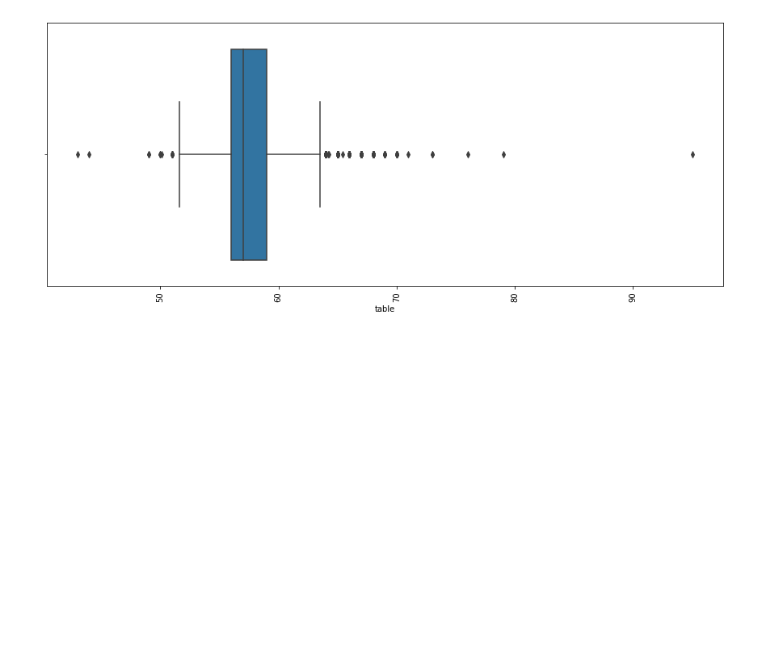
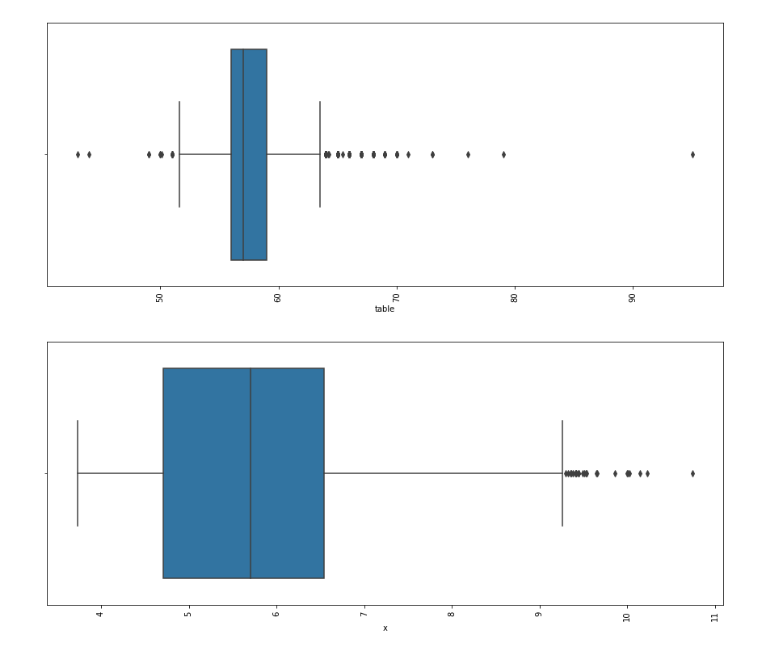
Before and after one commit to Anupam-2105/ML-Projects, a Jupyter notebook: Diamond_Price_Predictor.ipynb, the cells around one changed output. Saved outputs shown, nothing was run; the diff lists cells and outputs as text; code cells hidden in the pictures; blank space fills up the shorter version.

```diff
--- a/Diamond_Price_Predictor.ipynb
+++ b/Diamond_Price_Predictor.ipynb
@@ -255,3 +255,12 @@ plt.xticks(rotation = 90)
 plt.show()
 # %% [output]
 [figure]
+# %%
+diamond_data = diamond_data[(diamond_data["table"]<80)&(diamond_data["table"]>40)]
+# %%
+plt.figure(figsize=(15,6))
+sns.boxplot(diamond_data['x'])
+plt.xticks(rotation = 90)
+plt.show()
+# %% [output]
+[figure, added]
```
Also changed, not shown: parts of 2 cells of this notebook.
